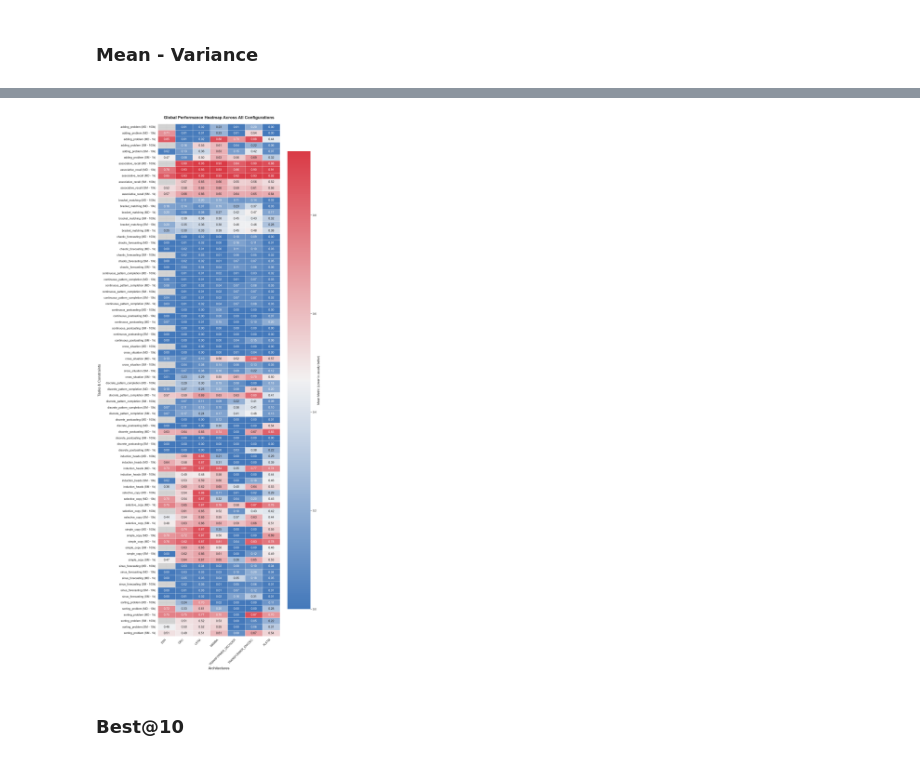
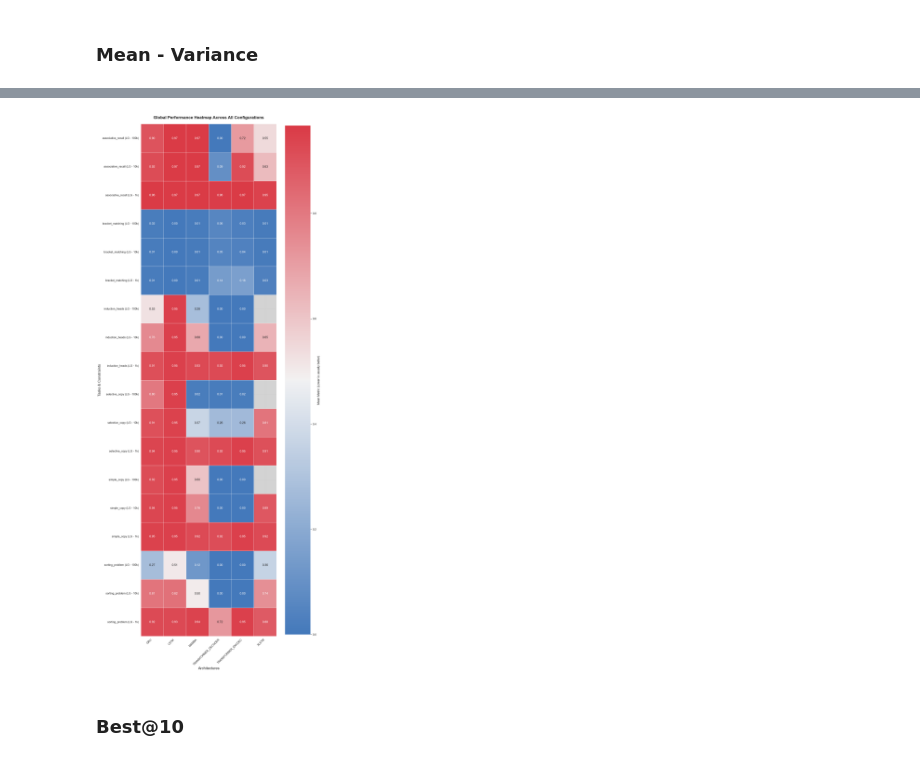
Before and after one commit to Naowak/CogScale, a Jupyter notebook: wip/explore_res.ipynb, the cells around one changed output, grey strips where cells are left out. Saved outputs shown, nothing was run; the diff lists cells and outputs as text; code cells hidden in the pictures.

```diff
--- a/wip/explore_res.ipynb
+++ b/wip/explore_res.ipynb
@@ -78,11 +83,19 @@ df = results_df
 
 # Remove models Dynamical_Transformer
 df = df[~df['Model'].str.contains('DYNAMICAL_TRANSFORMER', case=False)]
+df = df[df['Difficulty'] == 'large']
 
 
 # Fonctions de formatage pour respecter ta nomenclature
 def format_difficulty(diff):
-    return "SM" if diff.lower() == "small" else "MD"
+    diff_lower = diff.lower()
+    if diff_lower == "small":
+        return "SM"
+    elif diff_lower == "medium":
+        return "MD"
+    elif diff_lower == "large":
+        return "LG"
+    return str(diff)
 
 def format_size(size):
     if size == 1000: return "1k"
@@ -92,7 +105,7 @@ def format_size(size):
 
 # 2. Agréger les 10 seeds pour avoir Mean ± Std
 df_agg = df.groupby(['Task', 'Difficulty', 'Target_Params', 'Model', 'LR'])['Test_Score_clipped'].agg(['mean', 'std']).reset_index()
-df_agg['mean'] = df_agg['mean'].round(2)
+df_agg['mean'] = df_agg['mean'].round(4)
 
 # Select only the best learning rate for each combination of Task/Difficulty/Target_Params/Model
 df_agg = df_agg.sort_values(by=['Task', 'Difficulty', 'Target_Params', 'Model', 'mean'], ascending=[True, True, True, True, True])
@@ -100,7 +113,7 @@ df_agg = df_agg.groupby(['Task', 'Difficulty', 'Target_Params', 'Model']).first(
 
 # Créer la chaîne de caractères "Moyenne ± Std" (ex: 0.1234 ± 0.0012)
 df_agg['Score_Formatted'] = df_agg.apply(
-    lambda row: f"{row['mean']:.2f} ± {row['std']:.2f}", axis=1
+    lambda row: f"{row['mean']:.4f} ± {row['std']:.4f}", axis=1
 )
 
 # 3. Créer la colonne de label pour les lignes (ex: "adding_problem - SM - 1k")
@@ -207,7 +241,7 @@ palette = sns.color_palette("tab10", n_colors=8)
 # GRAPHIQUE 2 : Carte de Chaleur (Heatmap) des performances globales
 # ==========================================
 df['Config'] = df['Task'] + " (" + df['Difficulty'] + " - " + df['Size'].astype(str) + ")"
-pivot_df = df.pivot(index='Config', columns='Model', values='Mean')
+heatmap_pivot = df.pivot(index='Config', columns='Model', values='Mean')
 
 plt.figure(figsize=(12, 30))
 cmap = sns.diverging_palette(250, 10, as_cmap=True)
@@ -216,7 +250,7 @@ cmap = sns.diverging_palette(250, 10, as_cmap=True)
 plt.gca().set_facecolor('lightgrey')
 
 sns.heatmap(
-    pivot_df,
+    heatmap_pivot,
     cmap=cmap,
     annot=True,
     fmt=".2f",
@@ -228,34 +262,34 @@ plt.xlabel("Architectures", fontsize=14)
 plt.ylabel("Tasks & Constraints", fontsize=14)
 plt.xticks(rotation=45, ha='right')
 plt.tight_layout()
 plt.savefig("heatmap_performance_mean.pdf", bbox_inches='tight')
 plt.show()
 
 # ==========================================
 # GRAPHIQUE 3 : Rang Moyen (Average Rank)
 # ==========================================
 # df['Rank'] = df.groupby('Config')['Mean'].rank(method='min', na_option='bottom')
 # avg_rank = df.groupby('Model')['Rank'].mean().sort_values()
 
 # plt.figure(figsize=(10, 6))
 # bars = sns.barplot(x=avg_rank.index, y=avg_rank.values, palette="viridis")
 # plt.title("Average Rank Across All Tasks (Lower is Better)", fontsize=16, fontweight='bold')
 # plt.ylabel("Average Rank", fontsize=14)
 # plt.xlabel("Model Architecture", fontsize=14)
 # plt.xticks(rotation=30, ha='right')
 
 # for p in bars.patches:
 #     bars.annotate(format(p.get_height(), '.2f'),
 #                    (p.get_x() + p.get_width() / 2., p.get_height()),
 #                    ha = 'center', va = 'center',
 #                    xytext = (0, 9),
 #                    textcoords = 'offset points')
 
 # plt.tight_layout()
 # plt.savefig("average_rank.pdf", bbox_inches='tight')
 # plt.show()
 # %% [output]
-[figure, old version]
+[figure, new version]
 # %% [markdown]
 ### Best@10
 # %%
```
Also changed, not shown: parts of 10 cells of this notebook, 24 other files.
